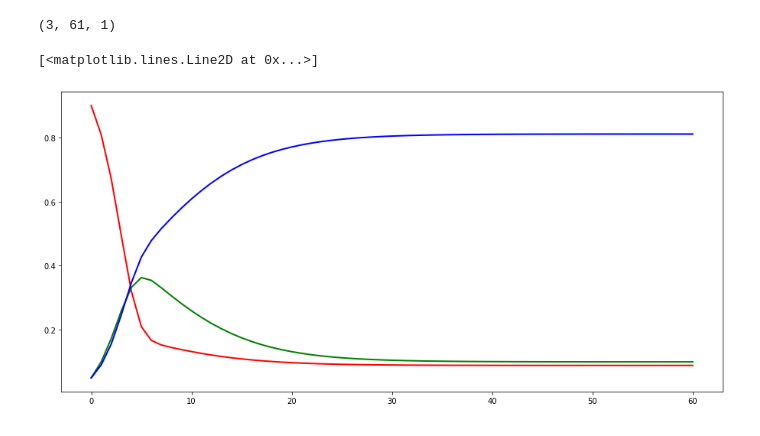
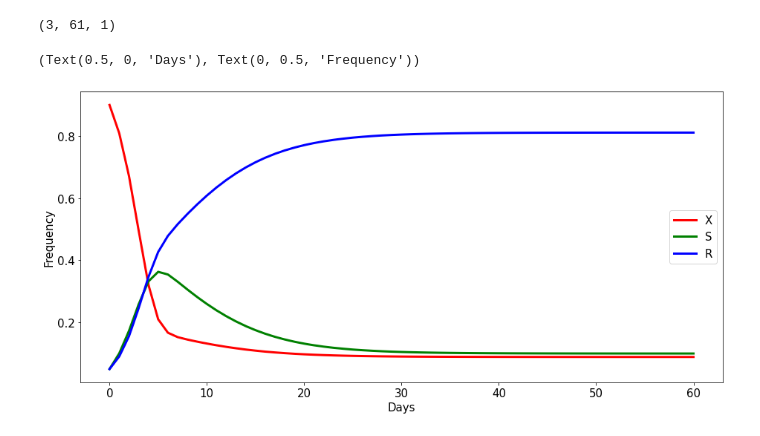
Before and after one commit to ChaosDonkey06/AMR_modeling, a Jupyter notebook: MarcLipsitch_etal_1999.ipynb, the cells around one changed output. Cells and saved outputs as stored; diff of their text form; code cells hidden in the pictures.

```diff
--- a/MarcLipsitch_etal_1999.ipynb
+++ b/MarcLipsitch_etal_1999.ipynb
@@ -68,9 +68,9 @@ def model(x,  beta, tau1, tau2, c, num_ensembles=300, dt=1, transition=binomial_
     x2exit        =  transition(X, mu, dt)
 
     # Updates
-    X  = X + adm_x - x2s - x2r + s2x_tau1 + s2x_tau2 + r2x_tau1 + s2x_clearance + r2x_clearance - x2exit
+    X  = X + adm_x - x2s - x2r    + s2x_tau1 + s2x_tau2 + r2x_tau1 + s2x_clearance + r2x_clearance - x2exit
     S  = S + adm_s + x2s - s2exit - s2x_tau1 + s2x_tau2 - s2x_clearance
-    R  = R + x2r   - r2exit - r2x_tau1 - r2x_clearance
+    R  = R + x2r         - r2exit - r2x_tau1 - r2x_clearance
 
-    return np.maximum(np.array([X, S, R]), 0)
+    return np.minimum(np.maximum(np.array([X, S, R]), 0), 1)
 # %%
@@ -97,12 +98,17 @@ x_all.shape
 (3, 61, 1)
 # %%
 import matplotlib.pyplot as plt
-#
+plt.rc('font', size=15) #controls default text size
+
+
 fig, ax = plt.subplots(1, 1, figsize=(15.5, 7.2))
 
-ax.plot(range(num_days+1), x_all[0, : ], color="r", lw=2)
-ax.plot(range(num_days+1), x_all[1, : ], color="g", lw=2)
-ax.plot(range(num_days+1), x_all[2, : ], color="b", lw=2)
+ax.plot(range(num_days+1), x_all[0, : ], color="r", lw=3, label="X")
+ax.plot(range(num_days+1), x_all[1, : ], color="g", lw=3, label="S")
+ax.plot(range(num_days+1), x_all[2, : ], color="b", lw=3, label="R")
+
+ax.legend()
+ax.set_xlabel("Days"), ax.set_ylabel("Frequency")
 # %% [output]
-[<matplotlib.lines.Line2D at 0x...>]
+(Text(0.5, 0, 'Days'), Text(0, 0.5, 'Frequency'))
-[figure, old version]
+[figure, new version]
```
Also changed, not shown: parts of 5 cells of this notebook.
